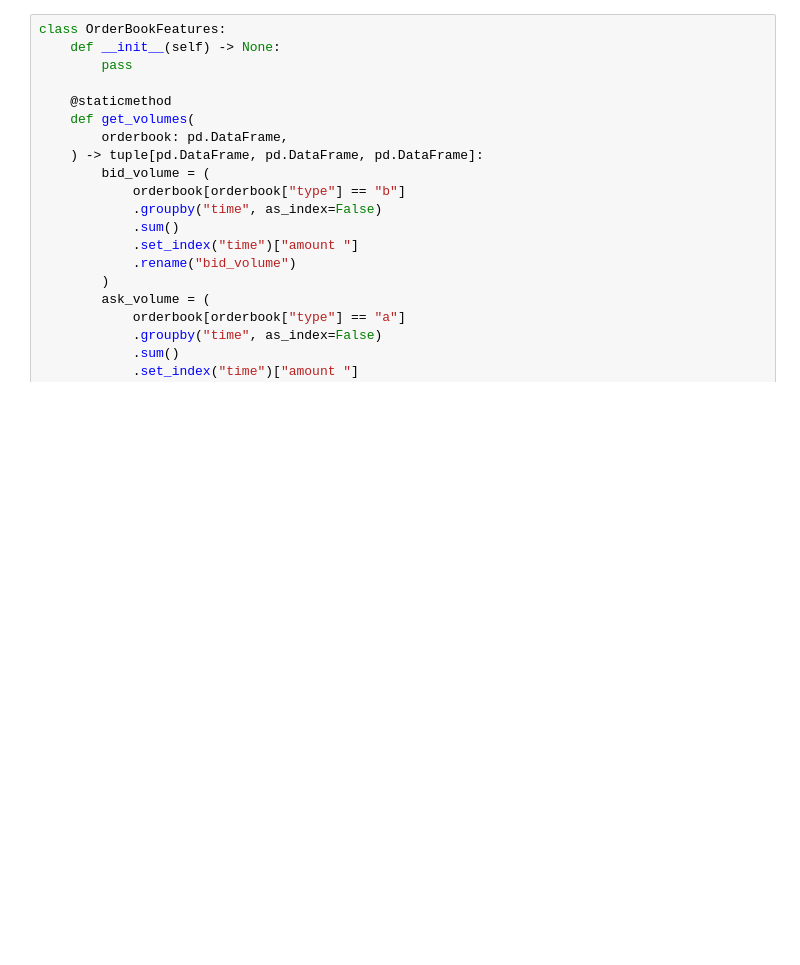
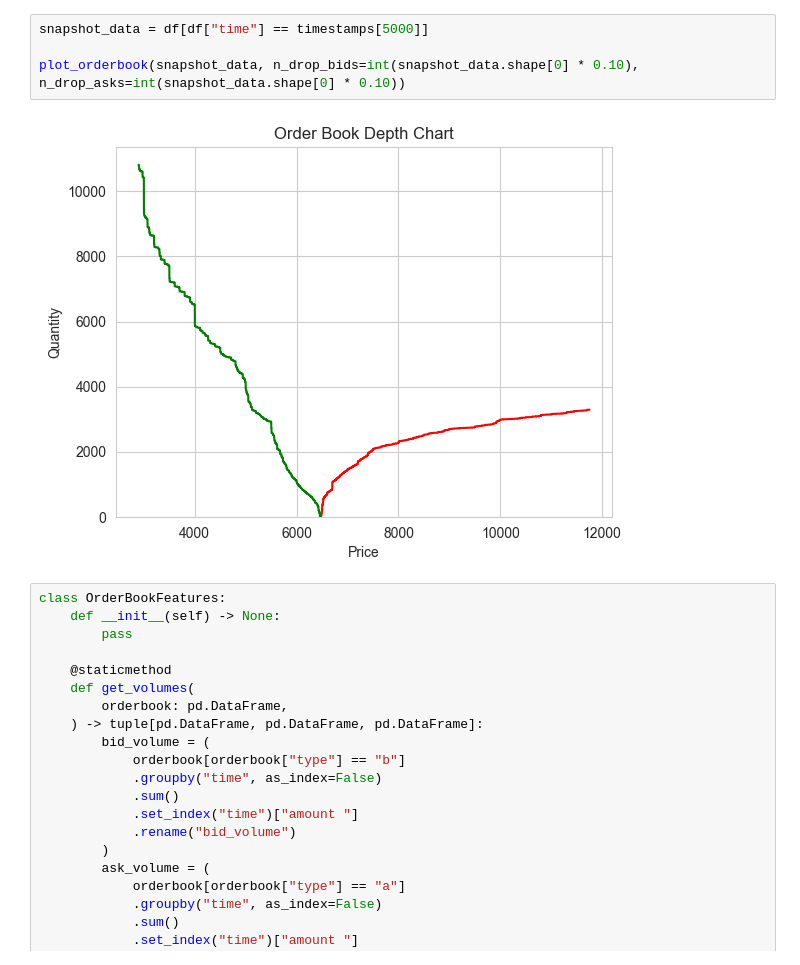
Before and after one commit to v-buchkov/mlfcs, a Jupyter notebook: experiments/v/0_Get_Features.ipynb, the cells around one changed output. Drawn from its saved outputs; the diff is of its cells as text; blank space fills up the shorter version.

```diff
--- a/experiments/v/0_Get_Features.ipynb
+++ b/experiments/v/0_Get_Features.ipynb
@@ -30,3 +92,9 @@ df.head()
+# %%
+snapshot_data = df[df["time"] == timestamps[5000]]
+
+plot_orderbook(snapshot_data, n_drop_bids=int(snapshot_data.shape[0] * 0.10), n_drop_asks=int(snapshot_data.shape[0] * 0.10))
+# %% [output]
+[figure, added]
 # %%
 class OrderBookFeatures:
     def __init__(self) -> None:
```
Also changed, not shown: parts of 12 cells of this notebook, 13 other files.
